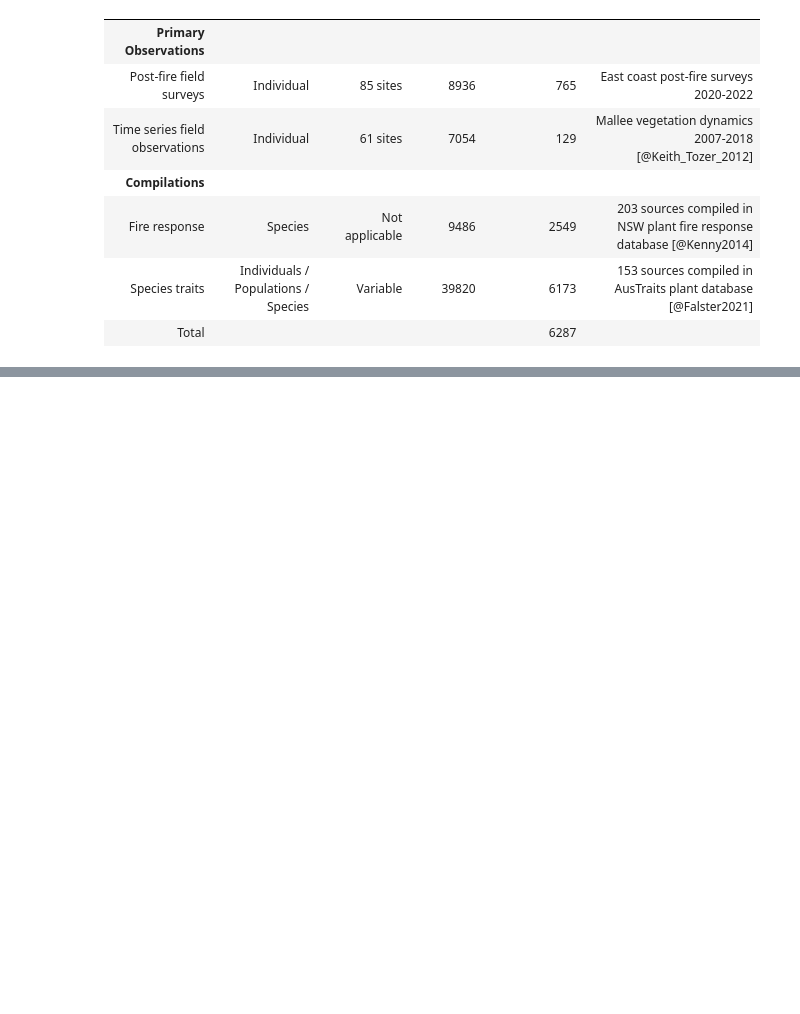
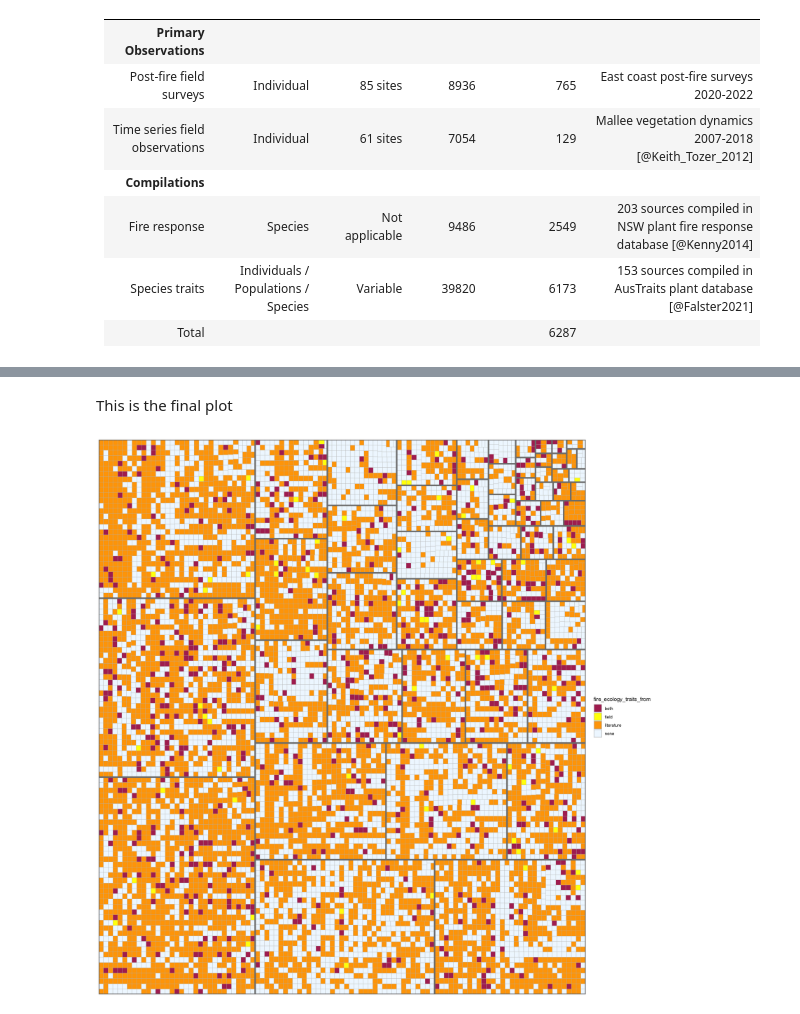
Before and after one commit to ces-unsw-edu-au/fireveg-analysis, a Jupyter notebook: Notebooks/Overview-taxonomic-coverage.ipynb, the cells around one changed output, grey strips where cells are left out. Cells and saved outputs as stored; diff of their text form; code cells hidden in the pictures; blank space fills up the shorter version.

Commit message:
update treemap code and table summaries to check values for manuscript

```diff
--- a/Notebooks/Overview-taxonomic-coverage.ipynb
+++ b/Notebooks/Overview-taxonomic-coverage.ipynb
@@ -544,0 +550,23 @@ display_markdown(tbl)
+# %%
+oos <- table(spp_traits_table$rank_order)
+gt_table <- spp_traits_table |>
+    filter(taxonrank %in% "Species") |>
+    group_by(rank_order, current_species) |>
+    summarise(
+        `Field samples`=any(`Field samples`),
+        `Existing sources`=any(`Existing sources`),
+        .groups = "drop") |>
+    mutate(
+        genus = str_split_i(current_species," ",1),
+        fire_ecology_traits_from=case_when(
+          `Field samples` & `Existing sources` ~ "both",
+          `Field samples` ~ "field",
+          `Existing sources` ~ "literature",
+          TRUE ~ "none"),
+        rank_order = case_when(
+            rank_order %in% names(oos)[oos<10] ~ "small orders",
+            is.na(rank_order) ~ "unknown",
+            TRUE ~ rank_order
+        )
+      )
+clrs <- c(none="aliceblue", field="yellow", literature="orange", both="maroon")
@@ -545,3 +618,24 @@ display_markdown(tbl)
+# %%
+exclude_mosses_liverworts <- c("Hypnales",
+                             "Porellales", "Jungermanniales","Marchantiales",
+                             "Orthotrichales", "Dicranales", "Pottiales",
+                             "Bryales","Grimmiales"
+                             )
+# %% [markdown]
+This is the final plot
+# %%
+options(repr.plot.width=16,repr.plot.height=16) # Make plot larger
+
+
+gt_table |>
+    filter(!rank_order %in% exclude_mosses_liverworts) |>
+ggplot(aes(area=1, fill = fire_ecology_traits_from, label = genus,
+                subgroup = rank_order)) +
+  geom_treemap() +
+  geom_treemap_subgroup_border() +
+  scale_fill_manual(values=clrs)
+# %% [output]
+[figure, added]
 # %% [markdown]
 ## That is it for now!
 
```
Also changed, not shown: parts of 11 cells of this notebook, 1 other file.
